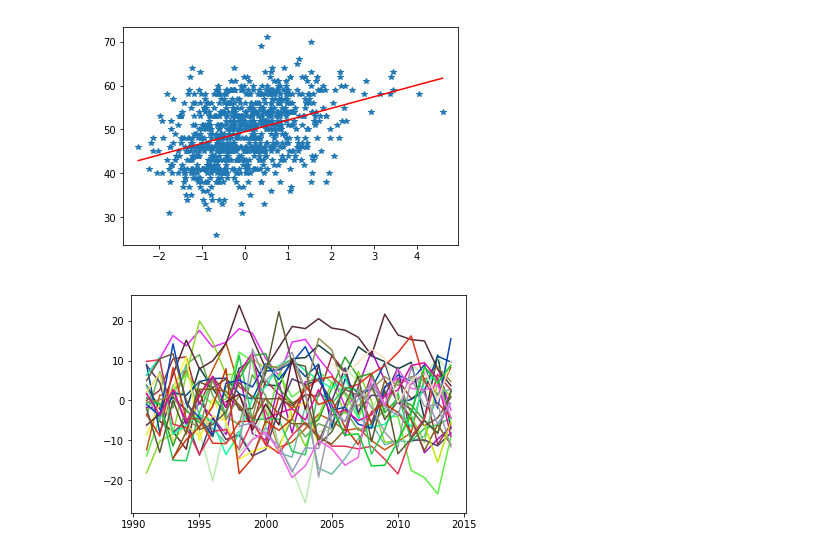
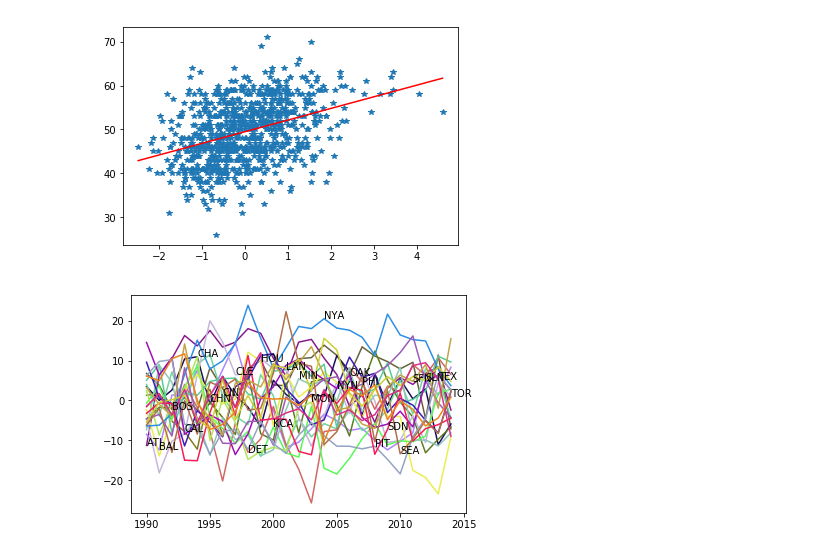
Before and after one commit to mhipona/cmsc320-mhipona, a Jupyter notebook: project2/project2.ipynb, the cells around one changed output. Drawn from its saved outputs; the diff is of its cells as text; code cells hidden in the pictures.

```diff
--- a/project2/project2.ipynb
+++ b/project2/project2.ipynb
@@ -226,0 +285,11 @@ plt.plot(group5['winning_percentage'],group5['Standardized_Payroll'],'*')
+# %%
+## Plot for 2005-2009
+#plt.plot(group4['winning_percentage'],group4['Standardized_Payroll'],'*')
+teams = group4['teamID'].drop_duplicates()
+temp_result = group4[['teamID', 'winning_percentage', 'Standardized_Payroll']]
+temp_result = temp_result.set_index('teamID')
+for t in teams:
+    temp1 = group4.loc[lambda group4: group4.teamID == t, :]
+    best_row = temp1.loc[temp1['winning_percentage'].idxmax()]
+    plt.annotate(t, xy = (best_row['winning_percentage'], best_row['Standardized_Payroll']))
+    plt.plot(temp_result.loc[t,'winning_percentage'], temp_result.loc[t,'Standardized_Payroll'],'^',color=numpy.random.rand(3,))
@@ -226,0 +298,15 @@ plt.plot(group5['winning_percentage'],group5['Standardized_Payroll'],'*')
+# %%
+## Plot for 2010-2015
+#plt.plot(group5['winning_percentage'],group5['Standardized_Payroll'],'*')
+teams = group5['teamID'].drop_duplicates()
+temp_result = group5[['teamID', 'winning_percentage', 'Standardized_Payroll']]
+temp_result = temp_result.set_index('teamID')
+group5 = group5.dropna();
+for t in teams:
+    temp1 = group5.loc[lambda group5: group5.teamID == t, :]
+    if temp1['winning_percentage'].empty:
+        print()
+    else:
+        best_row = temp1.loc[temp1['winning_percentage'].idxmax()]
+        plt.annotate(t, xy = (best_row['winning_percentage'], best_row['Standardized_Payroll']))
+        plt.plot(temp_result.loc[t,'winning_percentage'], temp_result.loc[t,'Standardized_Payroll'],'^',color=numpy.random.rand(3,))
@@ -250,16 +338,24 @@ group_table['efficiency'] = efficiency
 # %%
 import matplotlib.pyplot as plt
 import numpy as np
 %matplotlib inline
 
 group_table.sort_values("yearID", ascending=True)
-temp_result = group_table[group_table['yearID'] > 1990]
+temp_result = group_table[group_table['yearID'] >= 1990]
 temp_result = temp_result[temp_result['yearID'] <= 2014]
 teams = temp_result['teamID'].drop_duplicates()
 temp_result = temp_result[['yearID', 'teamID', 'efficiency']]
 temp_result = temp_result.set_index('teamID')
-
+year = 1990
 for t in teams:
-    plt.plot(temp_result.loc[t,'yearID'],temp_result.loc[t,'efficiency'], color=np.random.rand(3,))
+    temp1 = temp_result.loc[lambda temp_result: temp_result.yearID == year, :]
+    if t in temp1.index:
+        num = temp1.loc[t,'efficiency']
+        plt.annotate(t, xy = (year, num))
+        plt.plot(temp_result.loc[t,'yearID'], temp_result.loc[t,'efficiency'],color=numpy.random.rand(3,))
+        if (year < 2014):
+            year+=1
+        else:
+            year = 1990
 # %% [output]
-[figure, old version]
+[figure, new version]
```
Also changed, not shown: parts of 21 cells of this notebook.
